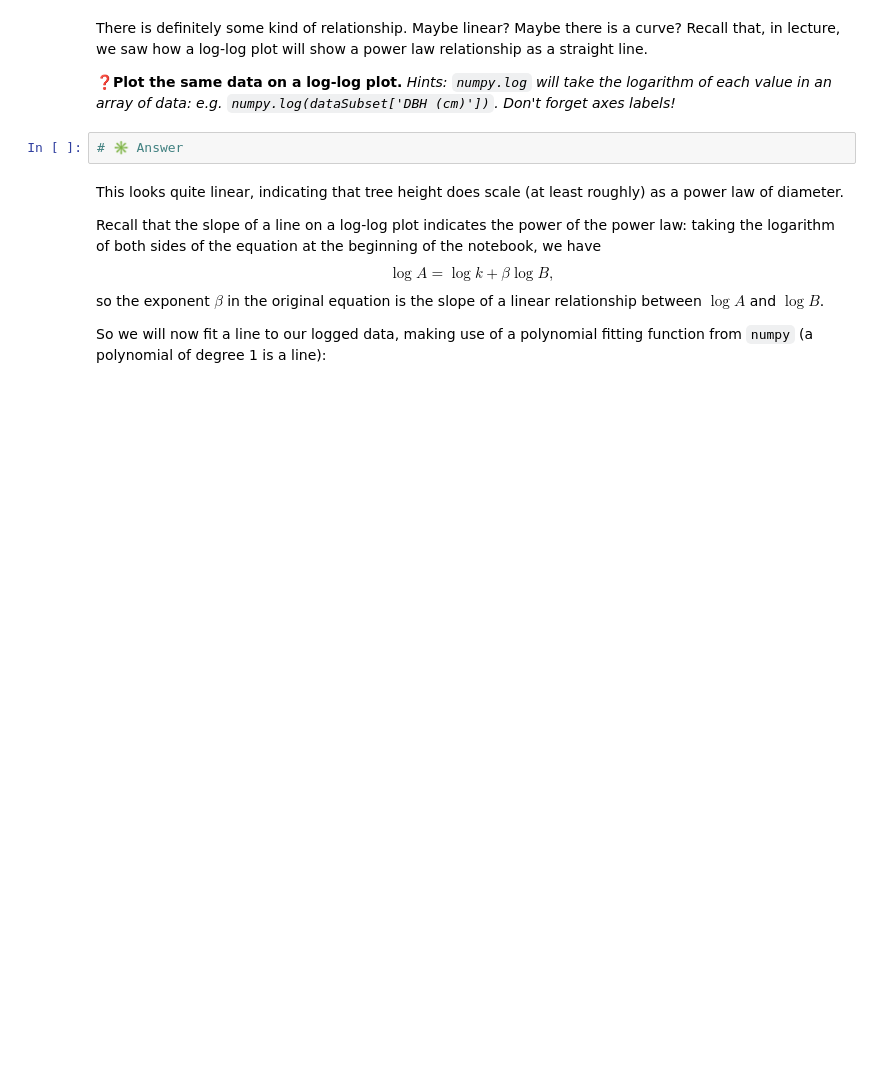
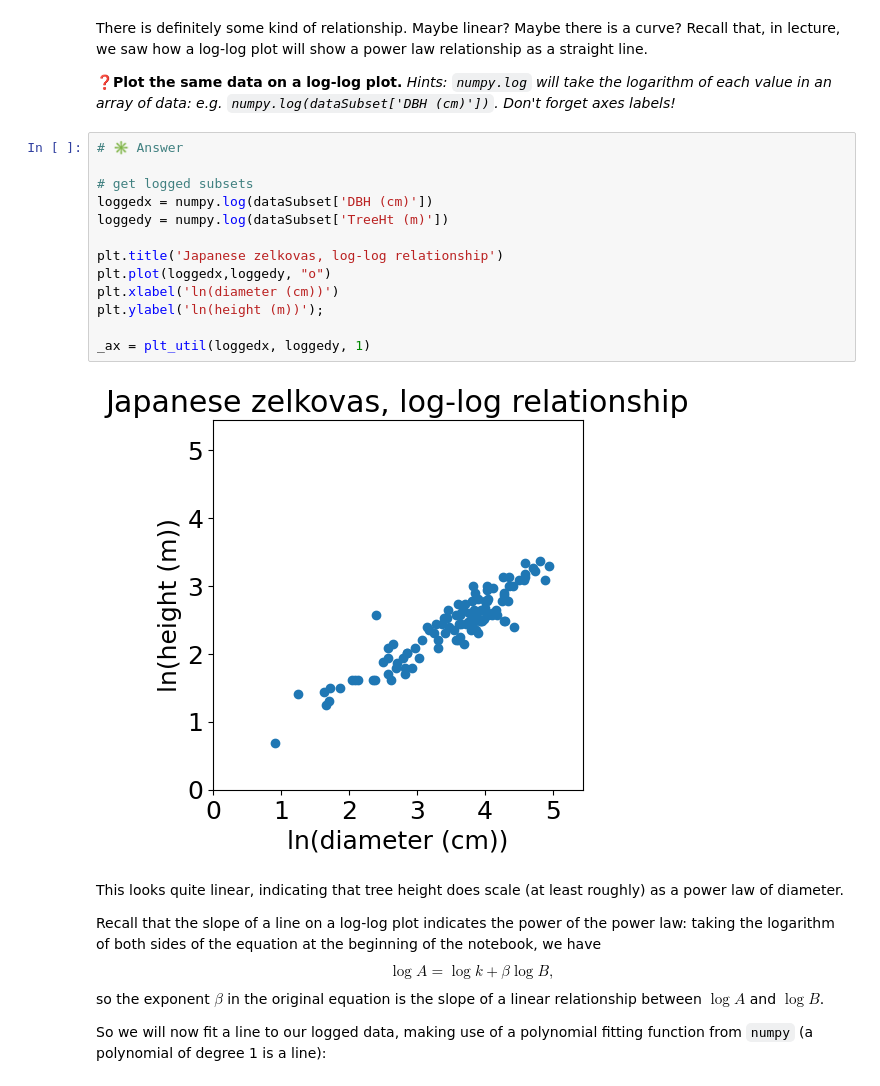
Before and after one commit to peterdresslar/CAS-503-Collectives, a Jupyter notebook: zaphod/1-Scaling.ipynb, the cells around one changed output. Cells and saved outputs as stored; diff of their text form; blank space fills up the shorter version.

```diff
--- a/zaphod/1-Scaling.ipynb
+++ b/zaphod/1-Scaling.ipynb
@@ -115,6 +137,19 @@ There is definitely some kind of relationship.  Maybe linear?  Maybe there is a
 ❓**Plot the same data on a log-log plot.**  *Hints: `numpy.log` will take the logarithm of each value in an array of data: e.g. `numpy.log(dataSubset['DBH (cm)'])`.  Don't forget axes labels!*
 # %%
 # ✳️ Answer
+
+# get logged subsets
+loggedx = numpy.log(dataSubset['DBH (cm)'])
+loggedy = numpy.log(dataSubset['TreeHt (m)'])
+
+plt.title('Japanese zelkovas, log-log relationship')
+plt.plot(loggedx,loggedy, "o")
+plt.xlabel('ln(diameter (cm))')
+plt.ylabel('ln(height (m))');
+
+_ax = plt_util(loggedx, loggedy, 1)
+# %% [output]
+[figure, added]
 # %% [markdown]
 This looks quite linear, indicating that tree height does scale (at least roughly) as a power law of diameter.
 
```
Also changed, not shown: parts of 12 cells of this notebook.
